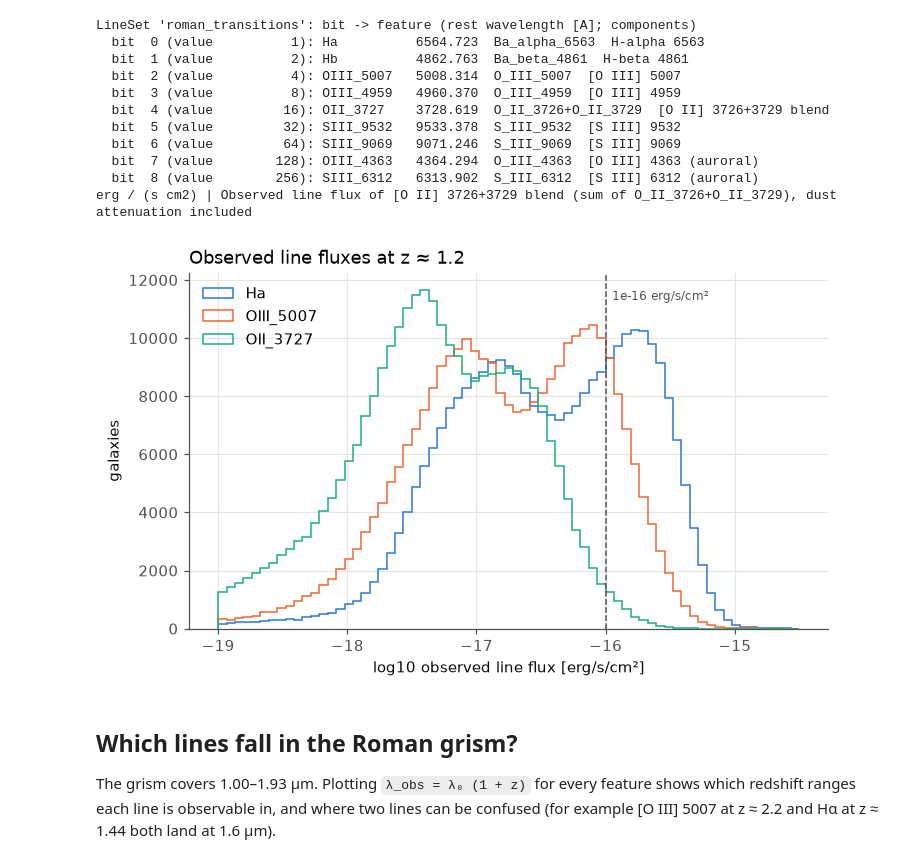
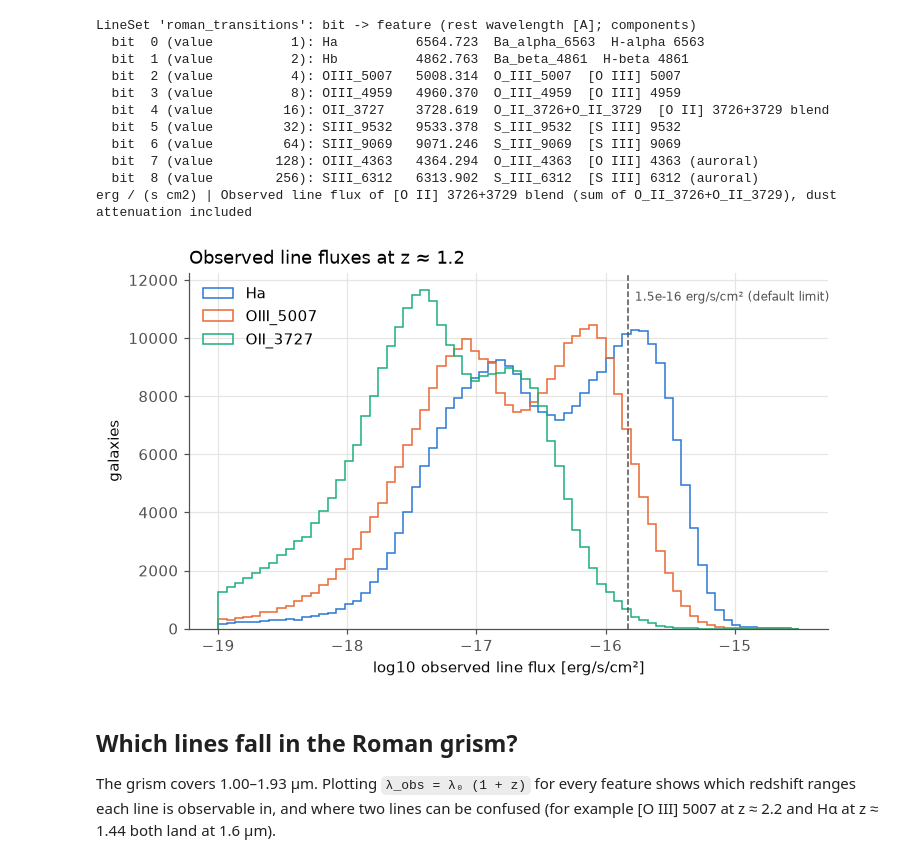
Before and after one commit to willlake/RomanMock, a Jupyter notebook: notebooks/01_explore_diffsky_catalog.ipynb, the cells around one changed output. Cells and saved outputs as stored; diff of their text form; code cells hidden in the pictures.

```diff
--- a/notebooks/01_explore_diffsky_catalog.ipynb
+++ b/notebooks/01_explore_diffsky_catalog.ipynb
@@ -149,16 +149,16 @@ erg / (s cm2) | Observed line flux of [O II] 3726+3729 blend (sum of O_II_3726+O
 # %%
 from romanmock.roman import DEFAULT_LINE_FLUX_LIMIT
 
 fig, ax = plt.subplots()
 bins = np.linspace(-19, -14.5, 70)
 for name in ["Ha", "OIII_5007", "OII_3727"]:
     ax.hist(np.log10(flux[f"{name}_flux"]), bins=bins, histtype="step", color=plotting.feature_color(name), label=name)
 ax.axvline(np.log10(DEFAULT_LINE_FLUX_LIMIT), color=plotting.TEXT_SECONDARY, lw=1, ls="--")
-ax.text(np.log10(DEFAULT_LINE_FLUX_LIMIT) + 0.05, ax.get_ylim()[1] * 0.95, "1e-16 erg/s/cm²", color=plotting.TEXT_SECONDARY, fontsize=8, va="top")
+ax.text(np.log10(DEFAULT_LINE_FLUX_LIMIT) + 0.05, ax.get_ylim()[1] * 0.95, f"{DEFAULT_LINE_FLUX_LIMIT:.1e} erg/s/cm² (default limit)", color=plotting.TEXT_SECONDARY, fontsize=8, va="top")
 ax.set_xlabel("log10 observed line flux [erg/s/cm²]"); ax.set_ylabel("galaxies")
 ax.set_title("Observed line fluxes at z ≈ 1.2"); ax.legend(); plt.show()
 # %% [output]
-[figure, old version]
+[figure, new version]
 # %% [markdown]
 ## Which lines fall in the Roman grism?
 
```
Also changed, not shown: 21 other files.
